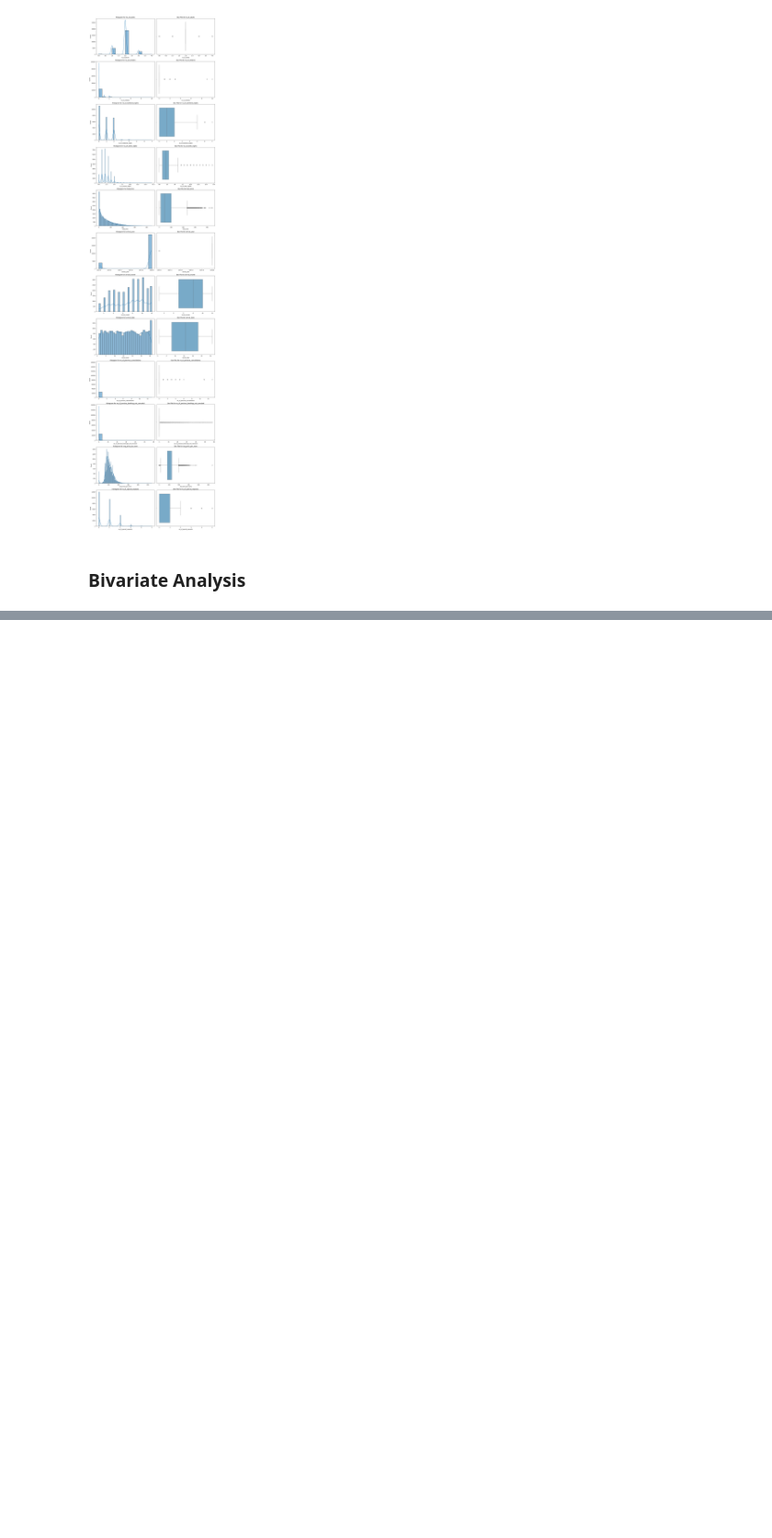
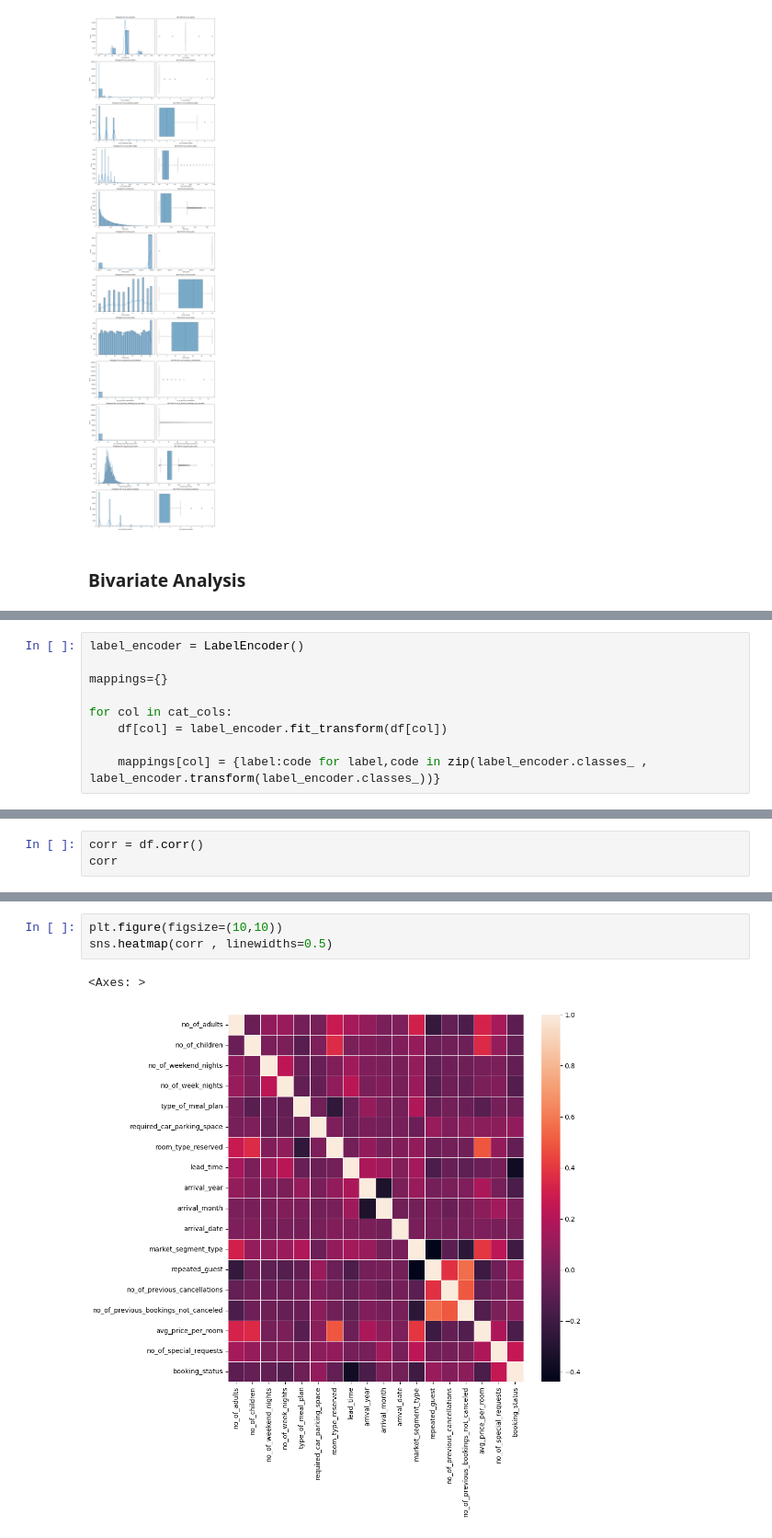
Before and after one commit to HakimOwais/Hotel-Reservation-Prediction-GCP, a Jupyter notebook: notebook/experiments.ipynb, the cells around one changed output, grey strips where cells are left out. Shown at 92% size. Cells and saved outputs as stored; diff of their text form; blank space fills up the shorter version.

```diff
--- a/notebook/experiments.ipynb
+++ b/notebook/experiments.ipynb
@@ -145,0 +220,9 @@ def plot_bivariate_sum
+# %%
+label_encoder = LabelEncoder()
+
+mappings={}
+
+for col in cat_cols:
+    df[col] = label_encoder.fit_transform(df[col])
+
+    mappings[col] = {label:code for label,code in zip(label_encoder.classes_ , label_encoder.transform(label_encoder.classes_))}
@@ -145,0 +303,3 @@ def plot_bivariate_sum
+# %%
+corr = df.corr()
+corr
@@ -145,0 +324,6 @@ def plot_bivariate_sum
+# %%
+plt.figure(figsize=(10,10))
+sns.heatmap(corr , linewidths=0.5)
+# %% [output]
+<Axes: >
+[figure, added]
```
Also changed, not shown: parts of 66 cells of this notebook, 1 other file.
